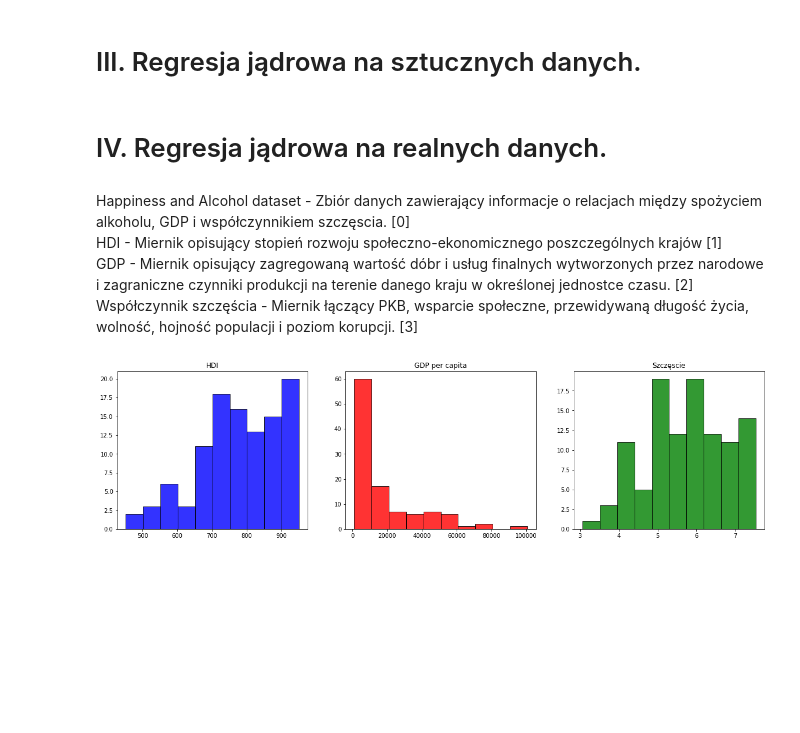
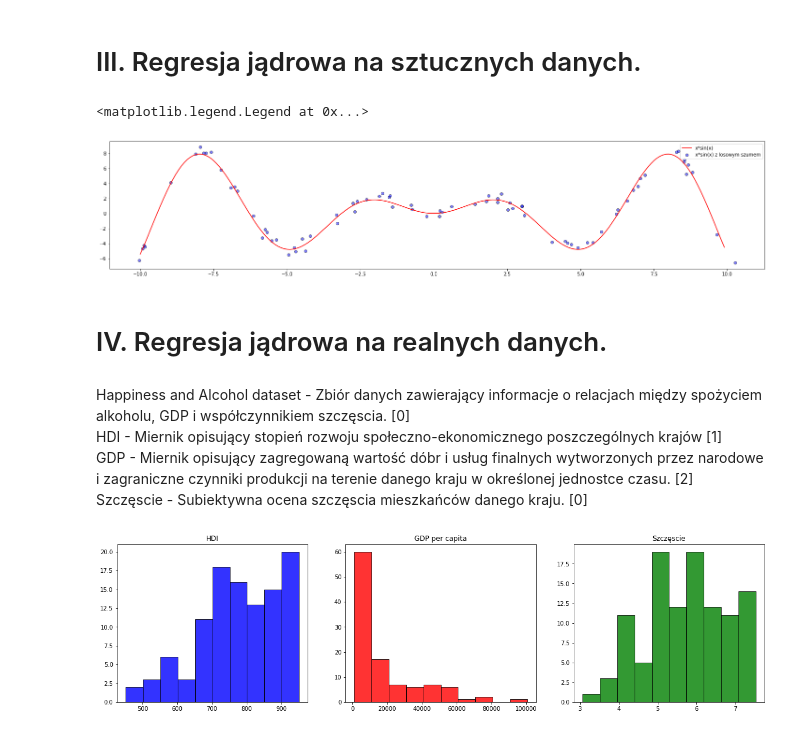
Before and after one commit to ulaniuk/mpsic, a Jupyter notebook: kernel-regression/kernel-regression.ipynb, the cells around one changed output. Saved outputs shown, nothing was run; the diff lists cells and outputs as text; code cells hidden in the pictures; blank space fills up the shorter version.

```diff
--- a/kernel-regression/kernel-regression.ipynb
+++ b/kernel-regression/kernel-regression.ipynb
@@ -52,2 +56,16 @@ Bardzo istotne znaczenie dla kształtu linii regresji ma właściwy dobór wspó
+# %%
+x_real = np.arange(-10, 10, 0.1)
+y_real = [x_*math.sin(x_) for x_ in x_real]
+# %%
+rng = np.random.default_rng()
+x_synth = [x + random.randint(-100, 100)/100 for x in np.arange(-10, 10, 0.25)]
+y_synth = [x_*math.sin(x_) + random.randint(-100, 100)/100 for x_ in x_synth]
+# %%
+plt.plot(x_real, y_real, color='red', label='x*sin(x)')
+plt.scatter(x_synth, y_synth, color='blue', edgecolor='k', alpha=0.5, label='x*sin(x) z losowym szumem')
+plt.legend()
+# %% [output]
+<matplotlib.legend.Legend at 0x...>
+[figure, added]
 # %%
 # Tu na regresja jądrowa na sztucznych danych
@@ -57,7 +77,7 @@ Bardzo istotne znaczenie dla kształtu linii regresji ma właściwy dobór wspó
 Happiness and Alcohol dataset - Zbiór danych zawierający informacje o relacjach między spożyciem alkoholu, GDP i współczynnikiem szczęscia. [0]<br>
 HDI - Miernik opisujący stopień rozwoju społeczno-ekonomicznego poszczególnych krajów [1]<br>
 GDP - Miernik opisujący zagregowaną wartość dóbr i usług finalnych wytworzonych przez narodowe i zagraniczne czynniki produkcji na terenie danego kraju w określonej jednostce czasu. [2]<br>
-Współczynnik szczęścia - Miernik łączący PKB, wsparcie społeczne, przewidywaną długość życia, wolność, hojność populacji i poziom korupcji. [3]
+Szczęscie - Subiektywna ocena szczęscia mieszkańców danego kraju. [0]
 # %%
 import pandas as pd
 import matplotlib
```
Also changed, not shown: parts of 4 cells of this notebook.
